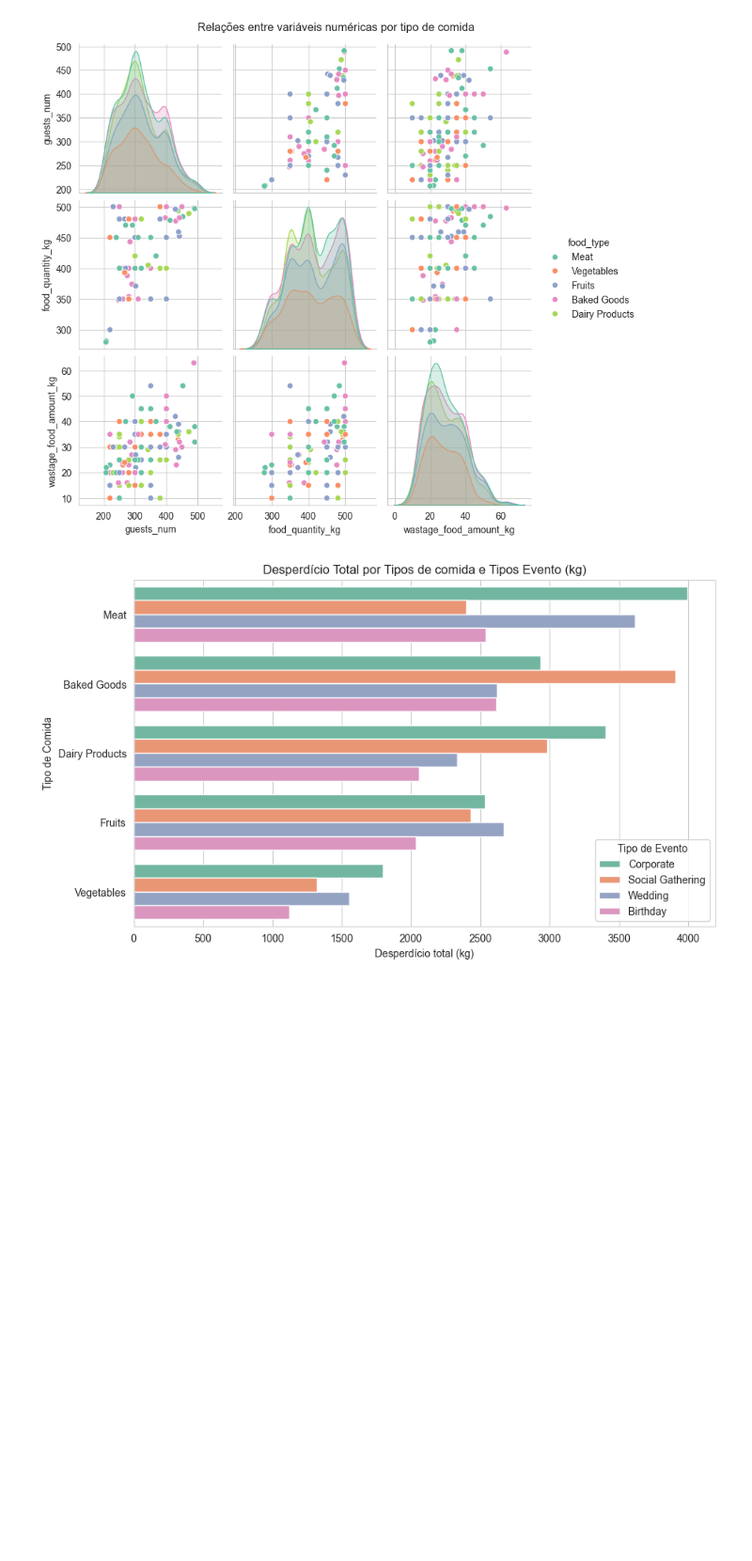
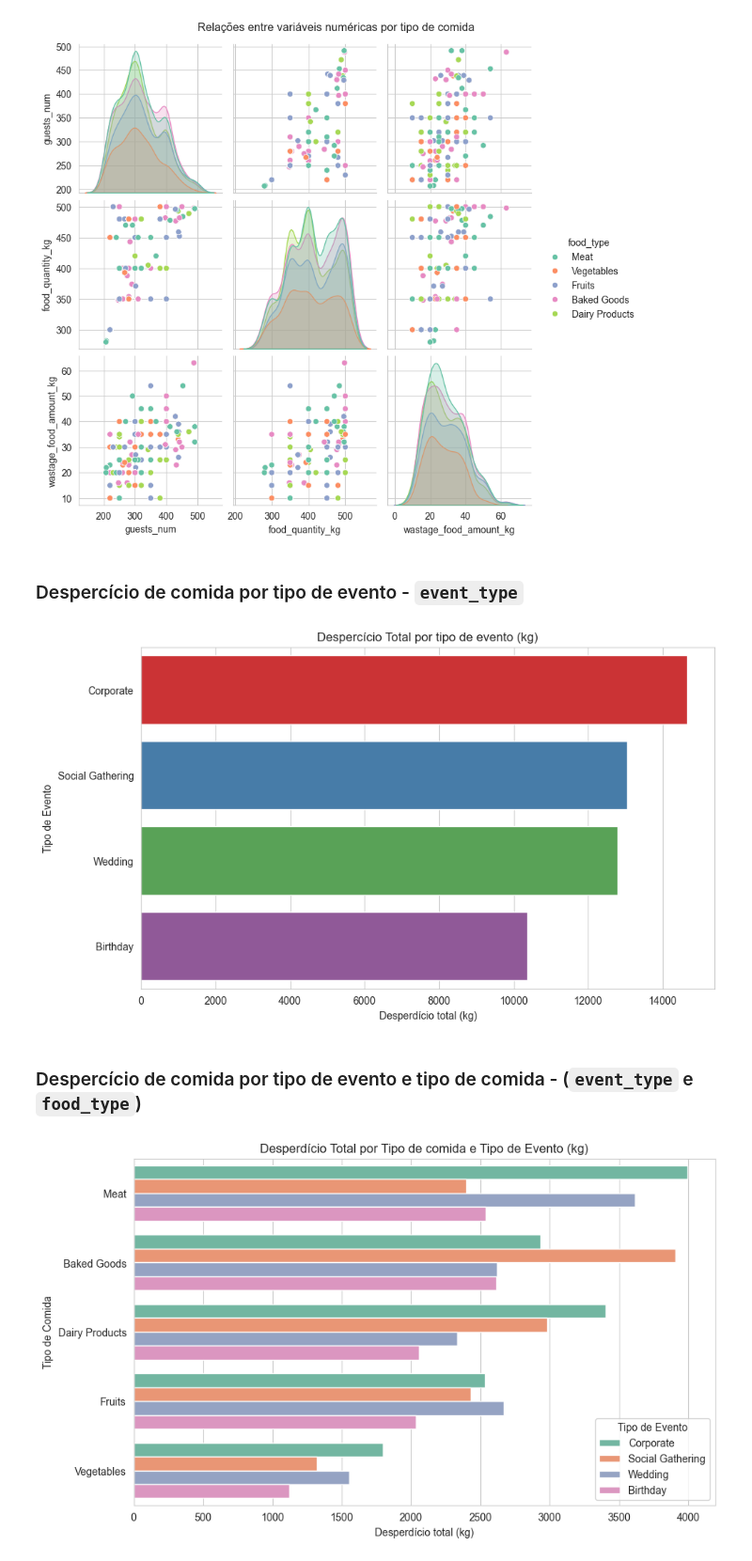
Before and after one commit to A-UTech/analise-exploratoria-cd-2ano, a Jupyter notebook: analise-wastage-food-ofc.ipynb, the cells around one changed output. Shown at 94% size. Drawn from its saved outputs; the diff is of its cells as text; code cells hidden in the pictures; blank space fills up the shorter version.

```diff
--- a/analise-wastage-food-ofc.ipynb
+++ b/analise-wastage-food-ofc.ipynb
@@ -411,6 +412,33 @@ plt.suptitle("Relações entre variáveis numéricas por tipo de comida", y=1.02
 plt.show()
 # %% [output]
 [figure]
+# %% [markdown]
+### Despercício de comida por tipo de evento - `event_type`
+# %%
+waste_per_event = (
+    data.groupby(['event_type'])['wastage_food_amount_kg']
+    .sum()
+    .reset_index()
+    .sort_values(by='wastage_food_amount_kg', ascending=False)
+)
+
+plt.figure(figsize=(10,6))
+sns.barplot(
+    data=waste_per_event,
+    x='wastage_food_amount_kg',
+    y='event_type',
+    hue='event_type',
+    palette='Set1',
+)
+
+plt.title('Despercício Total por tipo de evento (kg)')
+plt.xlabel('Desperdício total (kg)')
+plt.ylabel('Tipo de Evento')
+plt.show()
+# %% [output]
+[figure, added]
+# %% [markdown]
+### Despercício de comida por tipo de evento e tipo de comida - (`event_type` e `food_type`)
 # %%
 wastage_summary = (
     data.groupby(['food_type', 'event_type'])['wastage_food_amount_kg']
```
Also changed, not shown: parts of 4 cells of this notebook.
